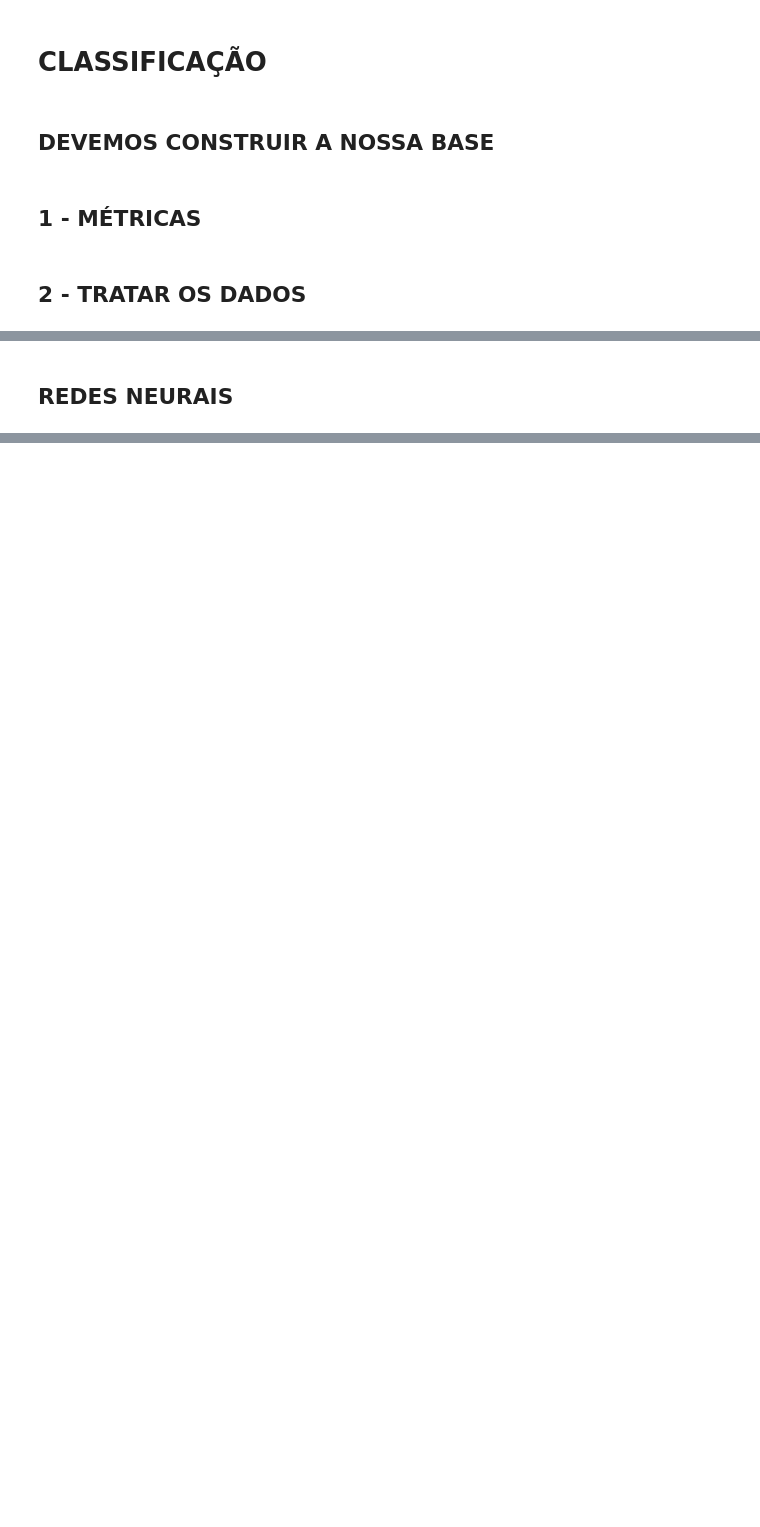
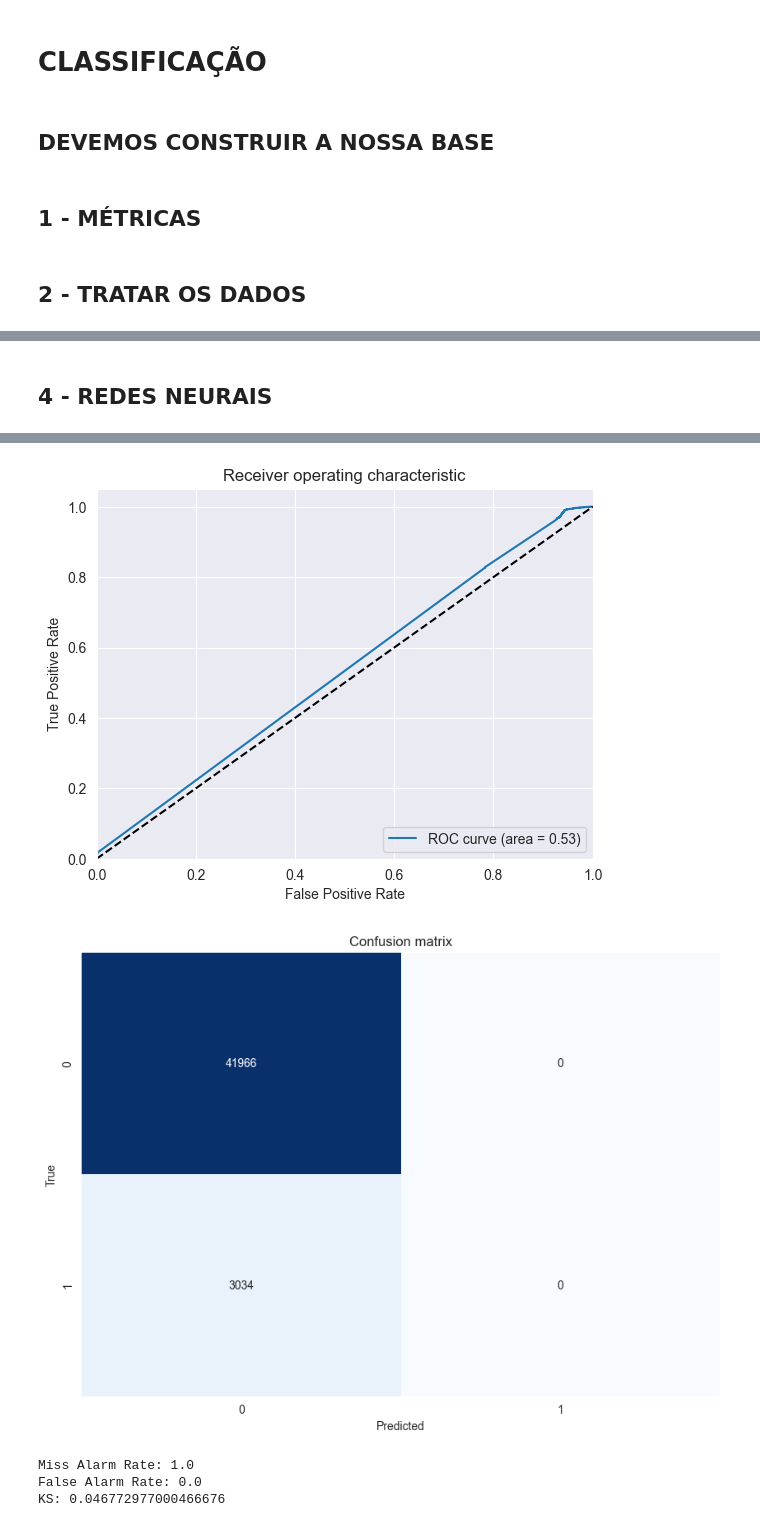
Before and after one commit to guighm/projeto-stem, a Jupyter notebook: Classificacao.ipynb, the cells around one changed output, grey strips where cells are left out. Saved outputs shown, nothing was run; the diff lists cells and outputs as text; code cells hidden in the pictures; blank space fills up the shorter version.

```diff
--- a/Classificacao.ipynb
+++ b/Classificacao.ipynb
@@ -159,2 +147,13 @@ AUC: 0.5678142435658194
 # %% [markdown]
-## REDES NEURAIS
+## 4 - REDES NEURAIS
+# %%
+from sklearn.neural_network import MLPClassifier
+
+mlp = MLPClassifier(solver="adam", alpha=0.0001, hidden_layer_sizes=(5, ), random_state=1, learning_rate='constant', learning_rate_init=0.01, max_iter=50, activation="logistic", tol=0.0001, verbose=True)
+
+mlp.fit(x_treino, y_treino)
+previsto = mlp.predict(x_teste)
+previsto_prob = mlp.predict_proba(x_teste)[:, 1]
+
+metricas(y, y_teste, previsto, previsto_prob)
+# %% [output]
@@ -161 +177,6 @@ AUC: 0.5678142435658194
+[figure, added]
+[figure, added]
+Miss Alarm Rate: 1.0
+False Alarm Rate: 0.0
+KS: 0.046772977000466676
 # %% [markdown]
```
Also changed, not shown: parts of 21 cells of this notebook.
